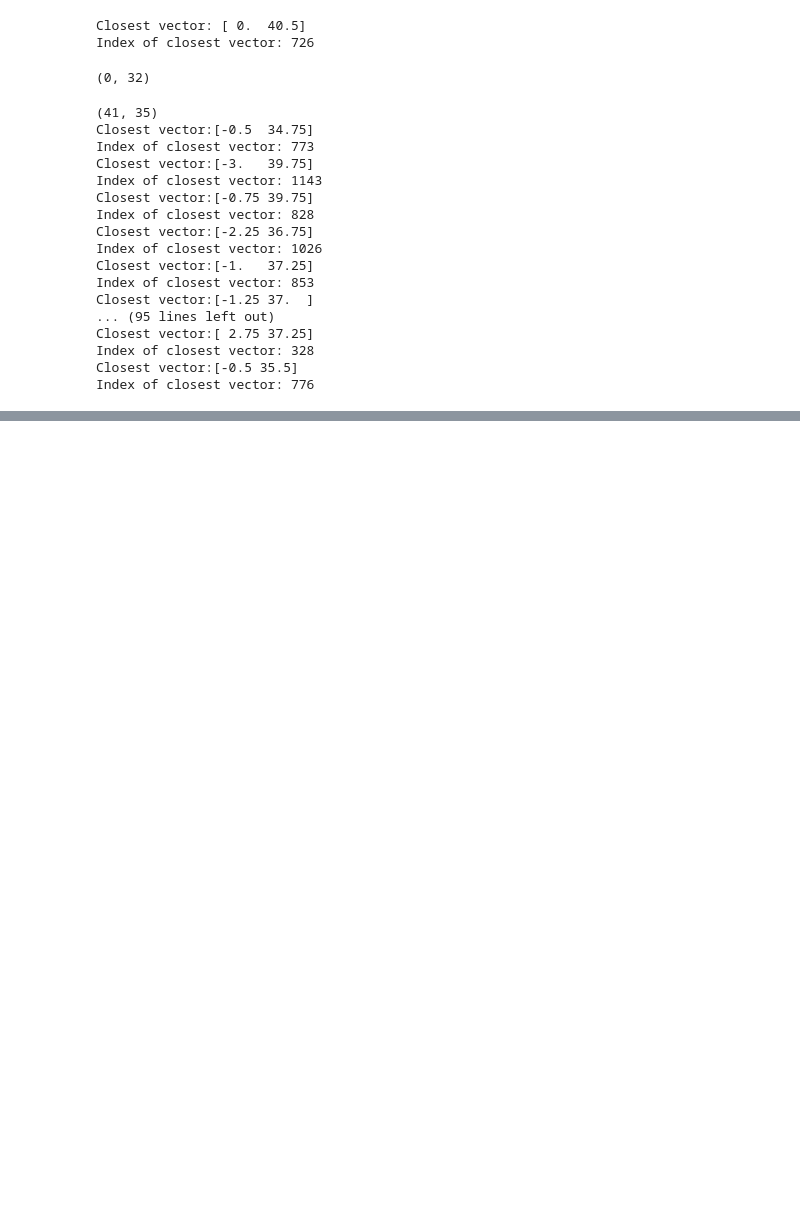
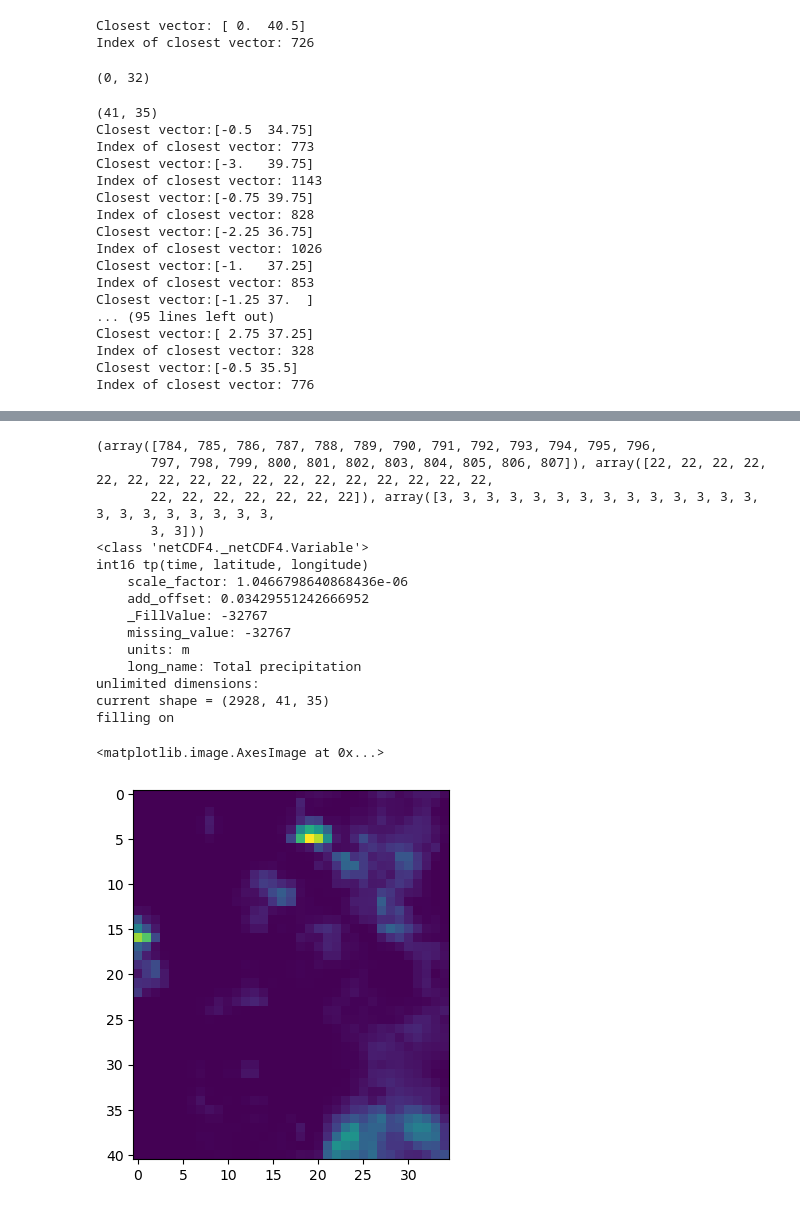
Before and after one commit to alimkarimi/flood_prediction, a Jupyter notebook: CCAI_Flooding_Prototype.ipynb, the cells around one changed output, grey strips where cells are left out. Cells and saved outputs as stored; diff of their text form; code cells hidden in the pictures; blank space fills up the shorter version.

```diff
--- a/CCAI_Flooding_Prototype.ipynb
+++ b/CCAI_Flooding_Prototype.ipynb
@@ -312,0 +445,27 @@ plt.imshow(target_cube)
+# %%
+#plt.imshow(time_cube[785])
+
+print(np.where(time_cube == 1))
+
+# visualize precip over row 22 col 3:
+print(nc_era5.variables['tp'])
+
+plt.imshow(nc_era5.variables['tp'][785])
+# %% [output]
+(array([784, 785, 786, 787, 788, 789, 790, 791, 792, 793, 794, 795, 796,
+       797, 798, 799, 800, 801, 802, 803, 804, 805, 806, 807]), array([22, 22, 22, 22, 22, 22, 22, 22, 22, 22, 22, 22, 22, 22, 22, 22, 22,
+       22, 22, 22, 22, 22, 22, 22]), array([3, 3, 3, 3, 3, 3, 3, 3, 3, 3, 3, 3, 3, 3, 3, 3, 3, 3, 3, 3, 3, 3,
+       3, 3]))
+<class 'netCDF4._netCDF4.Variable'>
+int16 tp(time, latitude, longitude)
+    scale_factor: 1.0466798640868436e-06
+    add_offset: 0.03429551242666952
+    _FillValue: -32767
+    missing_value: -32767
+    units: m
+    long_name: Total precipitation
+unlimited dimensions:
+current shape = (2928, 41, 35)
+filling on
+<matplotlib.image.AxesImage at 0x...>
+[figure, added]
```
Also changed, not shown: parts of 12 cells of this notebook, 4 other files.
